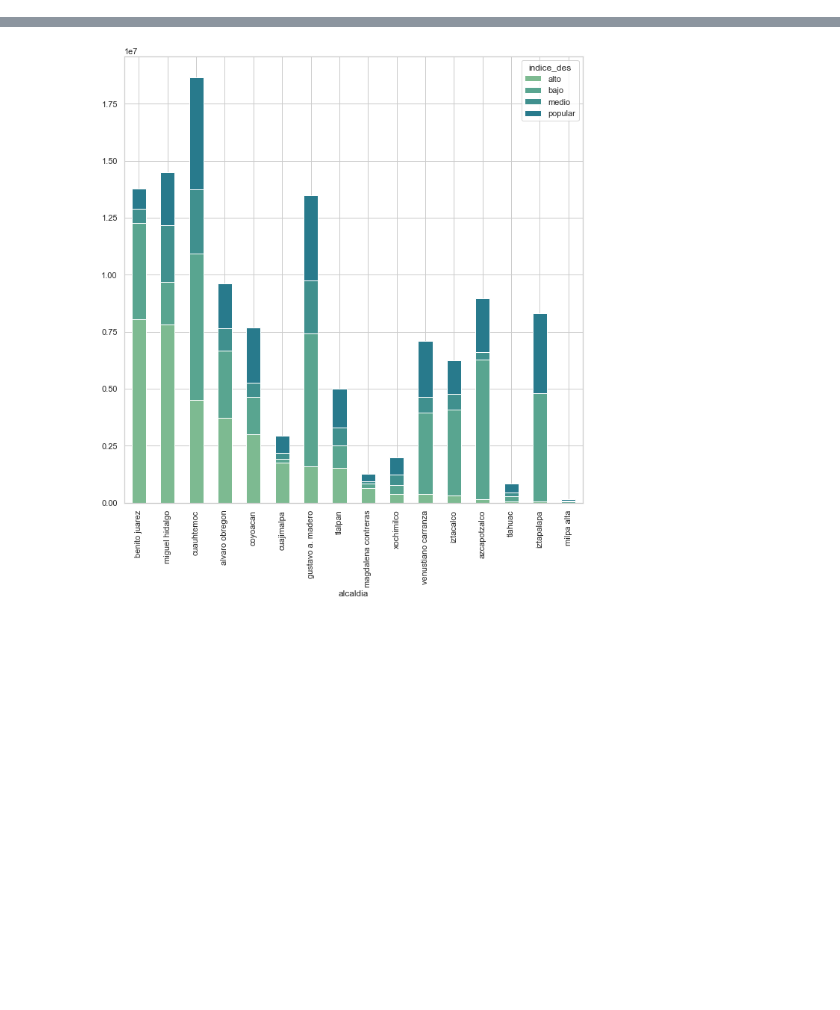
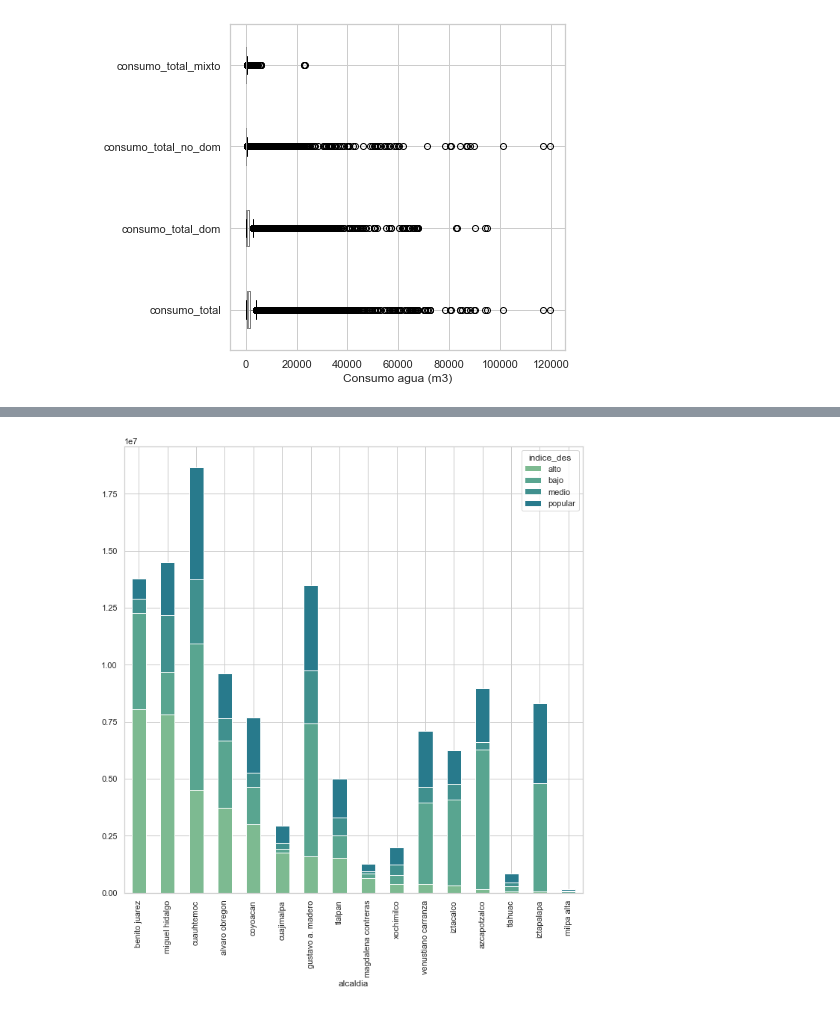
Before and after one commit to ElenaVillano/eda_geda_conagua, a Jupyter notebook: Ele_graphics.ipynb, the cells around one changed output, grey strips where cells are left out. Drawn from its saved outputs; the diff is of its cells as text; code cells hidden in the pictures; blank space fills up the shorter version.

```diff
--- a/Ele_graphics.ipynb
+++ b/Ele_graphics.ipynb
@@ -194,0 +83,10 @@ plt1 = sns.barplot(x="value", y="alcaldia",
+# %%
+df[['consumo_total',
+    'consumo_total_dom',
+    'consumo_total_no_dom',
+    'consumo_total_mixto']].boxplot(vert=False,
+                                   figsize=[6,6])\
+.set_xlabel('Consumo agua (m3)')
+plt.show()
+# %% [output]
+[figure, added]
```
Also changed, not shown: parts of 43 cells of this notebook.
